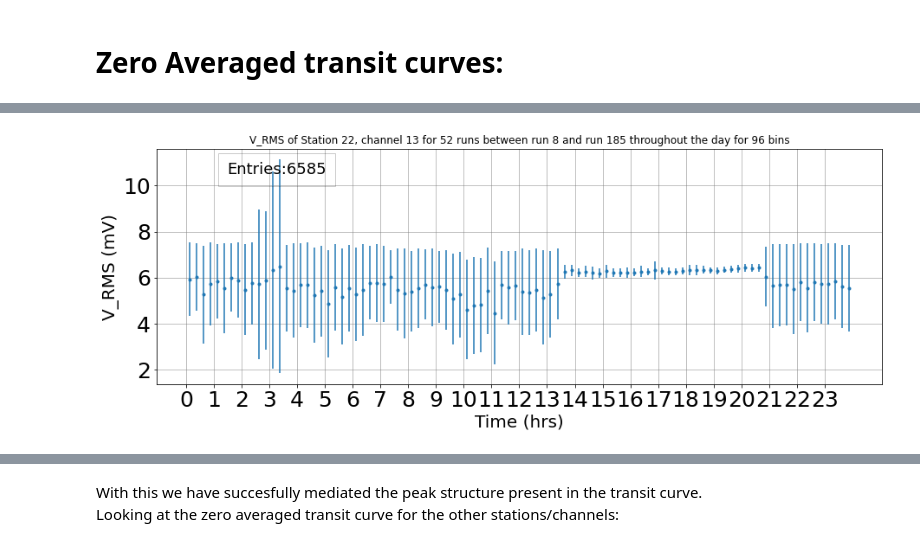
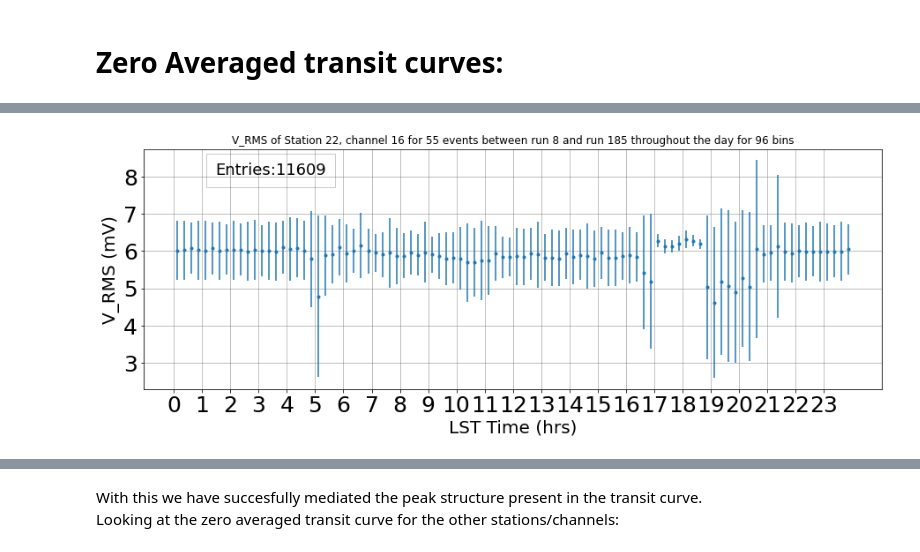
Before and after one commit to JethroStoffels/RNOG_Programming, a Jupyter notebook: Galactic_noise/2022-11-08 Investigating Transit Curves Pt2.ipynb, the cells around one changed output, grey strips where cells are left out. Cells and saved outputs as stored; diff of their text form; code cells hidden in the pictures.

```diff
--- a/Galactic_noise/2022-11-08 Investigating Transit Curves Pt2.ipynb
+++ b/Galactic_noise/2022-11-08 Investigating Transit Curves Pt2.ipynb
@@ -12,3 +10,5 @@ from GalaxyFunctions import *
 # Zero Averaged transit curves:
 # %%
 RunList=np.concatenate((np.arange(8,24),np.arange(306,310),np.arange(289,298),np.arange(284,288),np.arange(162,186)))
+for BadRun in [16,17]:
+    RunList=np.delete(RunList,np.where(RunList==BadRun)[0][0])
@@ -33,4 +15,4 @@ TransitCurve(22,16,RunList,NBins=4*24,FFTFilter=False)
-# %%
-TransitCurve(22,13,RunList,NBins=4*24)
-# %% [output]
-[figure, removed]
+# %%
+EventTime, EventRMS, MidBins, GroupedVRMS, FilteredRuns,FilteredEvNrs=TransitCurve(22,16,RunList,NBins=4*24,ZeroAvg=True,TimeFormat="LST",Triggers=(5,5,5,5),StdCut=(-1,-1), FFTFilter=False,Lowpass=False,HardCut=-1,EventSkip=25,Plot=True)
+# %% [output]
+[figure, added]
```
Also changed, not shown: parts of 42 cells of this notebook, 6 other files.
